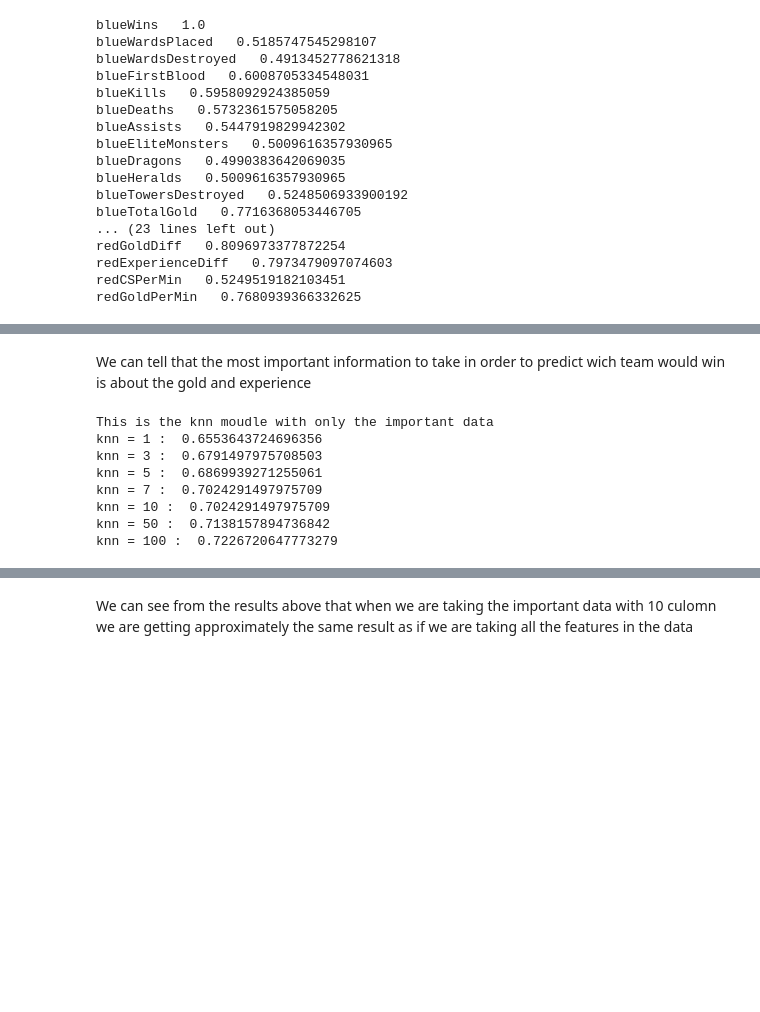
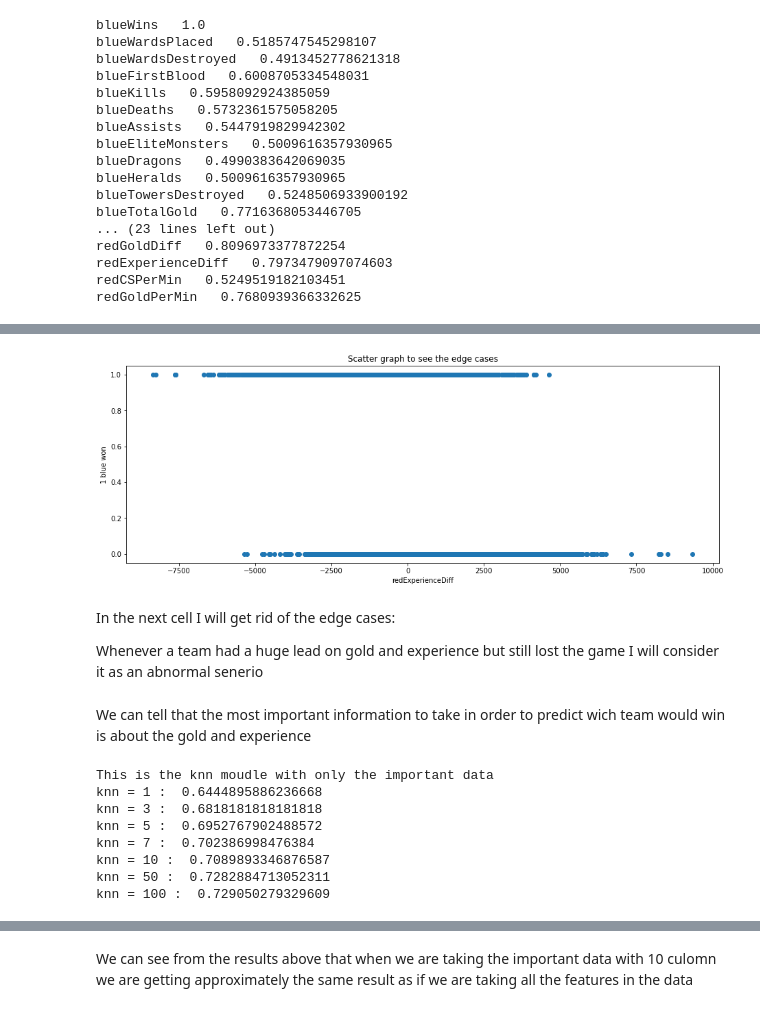
Before and after one commit to YahalomCod/Final-Project, a Jupyter notebook: league-classification.ipynb, the cells around one changed output, grey strips where cells are left out. Drawn from its saved outputs; the diff is of its cells as text; code cells hidden in the pictures; blank space fills up the shorter version.

```diff
--- a/league-classification.ipynb
+++ b/league-classification.ipynb
@@ -60,0 +90,14 @@ redGoldPerMin   0.7680939366332625
+# %%
+fig = plt.figure()
+axes = fig.add_axes([0,0,2,1])
+plt.scatter(league['redExperienceDiff'], y)
+plt.xlabel('redExperienceDiff')
+plt.ylabel('1 blue won')
+plt.title("Scatter graph to see the edge cases")
+plt.show()
+# %% [output]
+[figure, added]
+# %% [markdown]
+In the next cell I will get rid of the edge cases:
+
+Whenever a team had a huge lead on gold and experience but still lost the game I will consider it as an abnormal senerio
@@ -61,6 +110,8 @@ redGoldPerMin   0.7680939366332625
 # %% [markdown]
 We can tell that the most important information to take in order to predict wich team would win is about the gold and experience
 # %%
+y = league.blueWins
+y = np.array(y)
 relevantDF = league[X]
 K = [1,3,5,7,10,50,100]
 print("This is the knn moudle with only the important data")
@@ -72,13 +123,13 @@ for k in K:
     print("knn =", k,": ",metrics.accuracy_score(y_test, y_pred))
 # %% [output]
 This is the knn moudle with only the important data
-knn = 1 :  0.6553643724696356
-knn = 3 :  0.6791497975708503
-knn = 5 :  0.6869939271255061
-knn = 7 :  0.7024291497975709
-knn = 10 :  0.7024291497975709
-knn = 50 :  0.7138157894736842
-knn = 100 :  0.7226720647773279
+knn = 1 :  0.6444895886236668
+knn = 3 :  0.6818181818181818
+knn = 5 :  0.6952767902488572
+knn = 7 :  0.702386998476384
+knn = 10 :  0.7089893346876587
+knn = 50 :  0.7282884713052311
+knn = 100 :  0.729050279329609
 # %%
 print("This is the knn moudle with all the data")
 for k in K:
```
Also changed, not shown: parts of 18 cells of this notebook.
